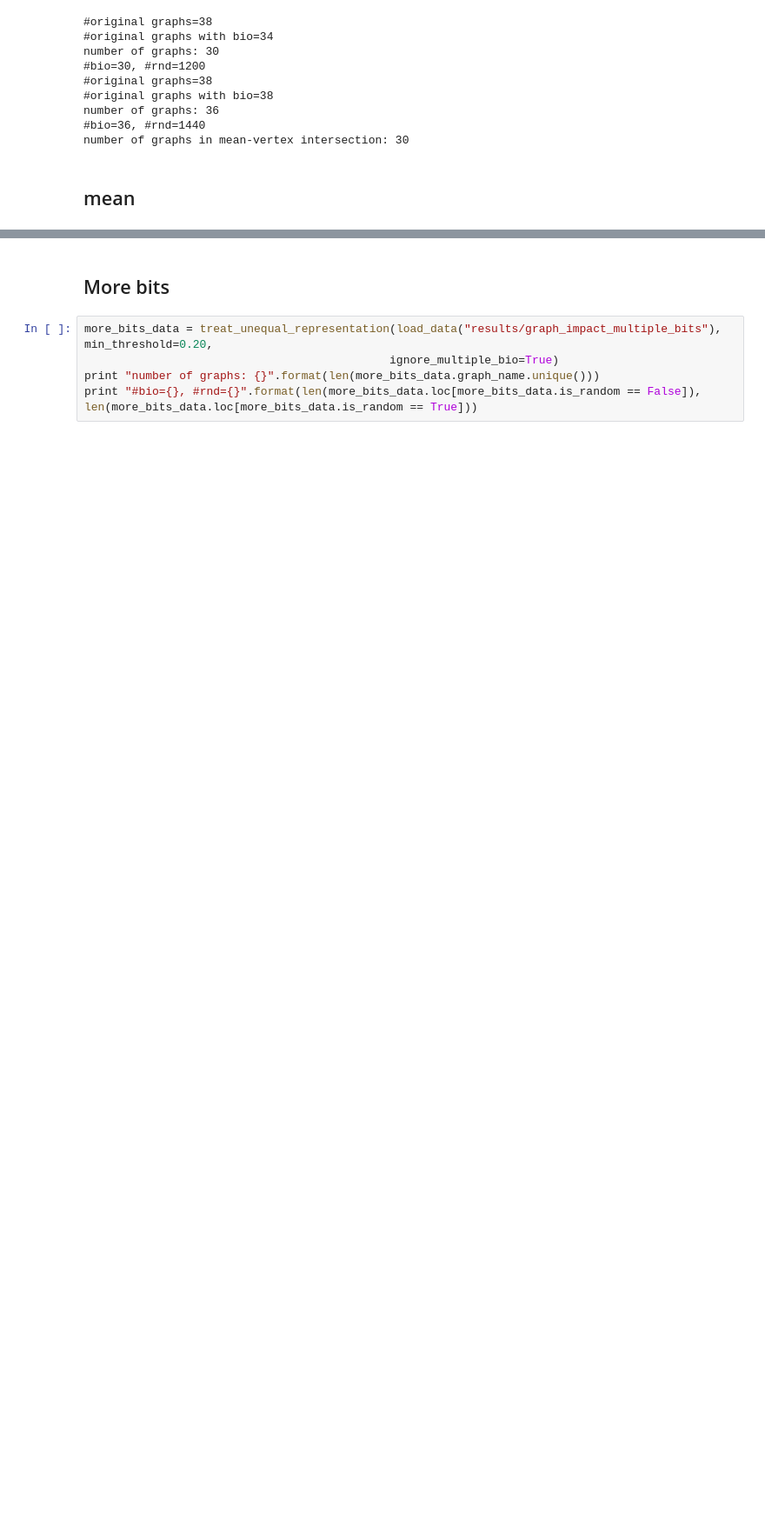
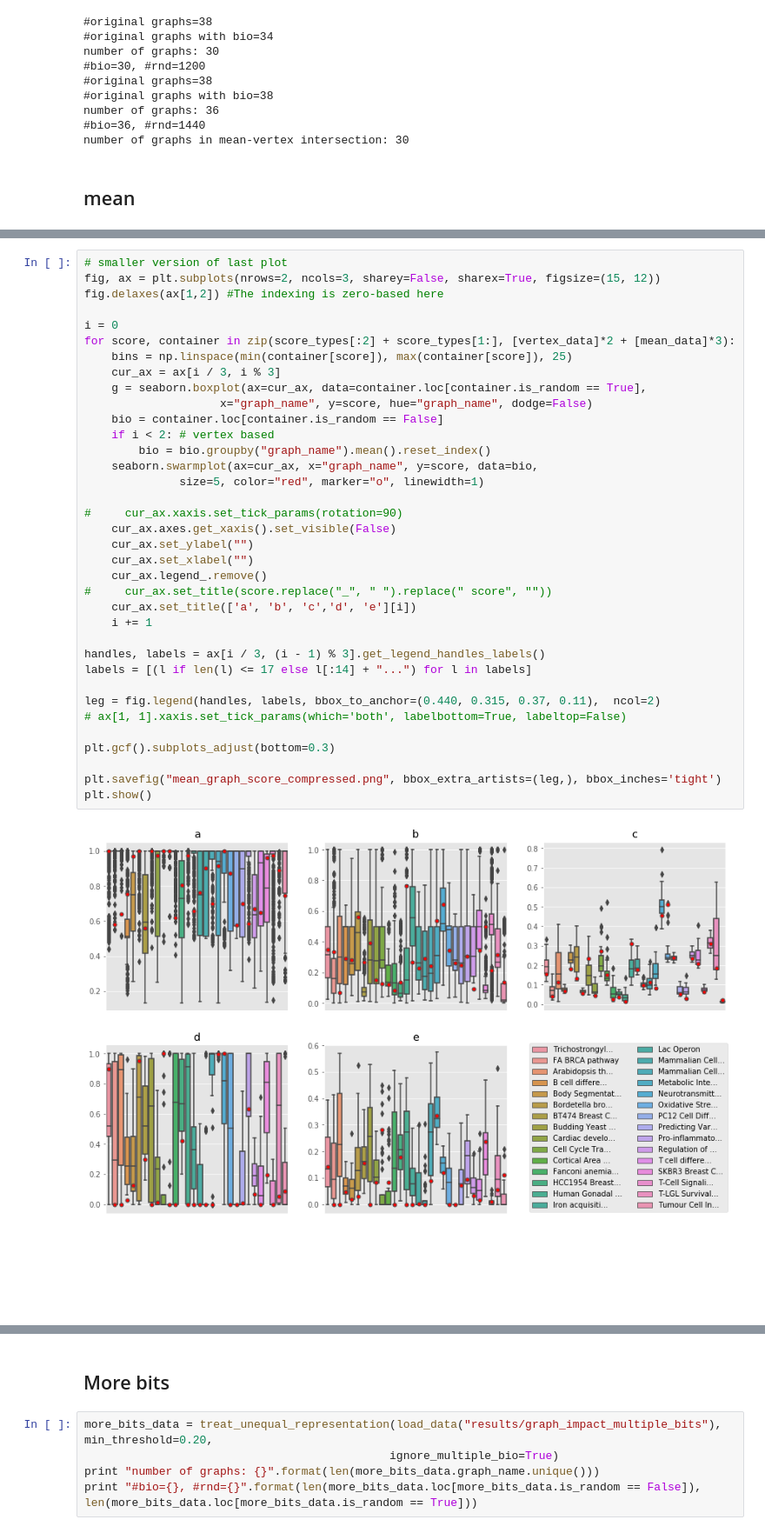
Before and after one commit to arielbro/TimeSeriesNetworkInference, a Jupyter notebook: graph_impact_result_analysis.ipynb, the cells around one changed output, grey strips where cells are left out. Shown at 87% size. Cells and saved outputs as stored; diff of their text form; blank space fills up the shorter version.

Commit message:
Added a compressed figure to the notebook

```diff
--- a/graph_impact_result_analysis.ipynb
+++ b/graph_impact_result_analysis.ipynb
@@ -386,3 +386,41 @@ plt.show()
+# %%
+# smaller version of last plot
+fig, ax = plt.subplots(nrows=2, ncols=3, sharey=False, sharex=True, figsize=(15, 12))
+fig.delaxes(ax[1,2]) #The indexing is zero-based here
+
+i = 0
+for score, container in zip(score_types[:2] + score_types[1:], [vertex_data]*2 + [mean_data]*3):
+    bins = np.linspace(min(container[score]), max(container[score]), 25)
+    cur_ax = ax[i / 3, i % 3]
+    g = seaborn.boxplot(ax=cur_ax, data=container.loc[container.is_random == True],
+                    x="graph_name", y=score, hue="graph_name", dodge=False)
+    bio = container.loc[container.is_random == False]
+    if i < 2: # vertex based
+        bio = bio.groupby("graph_name").mean().reset_index()
+    seaborn.swarmplot(ax=cur_ax, x="graph_name", y=score, data=bio,
+              size=5, color="red", marker="o", linewidth=1)
+
+#     cur_ax.xaxis.set_tick_params(rotation=90)
+    cur_ax.axes.get_xaxis().set_visible(False)
+    cur_ax.set_ylabel("")
+    cur_ax.set_xlabel("")
+    cur_ax.legend_.remove()
+#     cur_ax.set_title(score.replace("_", " ").replace(" score", ""))
+    cur_ax.set_title(['a', 'b', 'c','d', 'e'][i])
+    i += 1
+
+handles, labels = ax[i / 3, (i - 1) % 3].get_legend_handles_labels()
+labels = [(l if len(l) <= 17 else l[:14] + "...") for l in labels]
+
+leg = fig.legend(handles, labels, bbox_to_anchor=(0.440, 0.315, 0.37, 0.11),  ncol=2)
+# ax[1, 1].xaxis.set_tick_params(which='both', labelbottom=True, labeltop=False)
+
+plt.gcf().subplots_adjust(bottom=0.3)
+
+plt.savefig("mean_graph_score_compressed.png", bbox_extra_artists=(leg,), bbox_inches='tight')
+plt.show()
+# %% [output]
+[figure, added]
 # %%
 fig, ax = plt.subplots(nrows=2, ncols=2, sharey=False, sharex=True, figsize=(15, 13))
 
```
Also changed, not shown: parts of 9 cells of this notebook.
